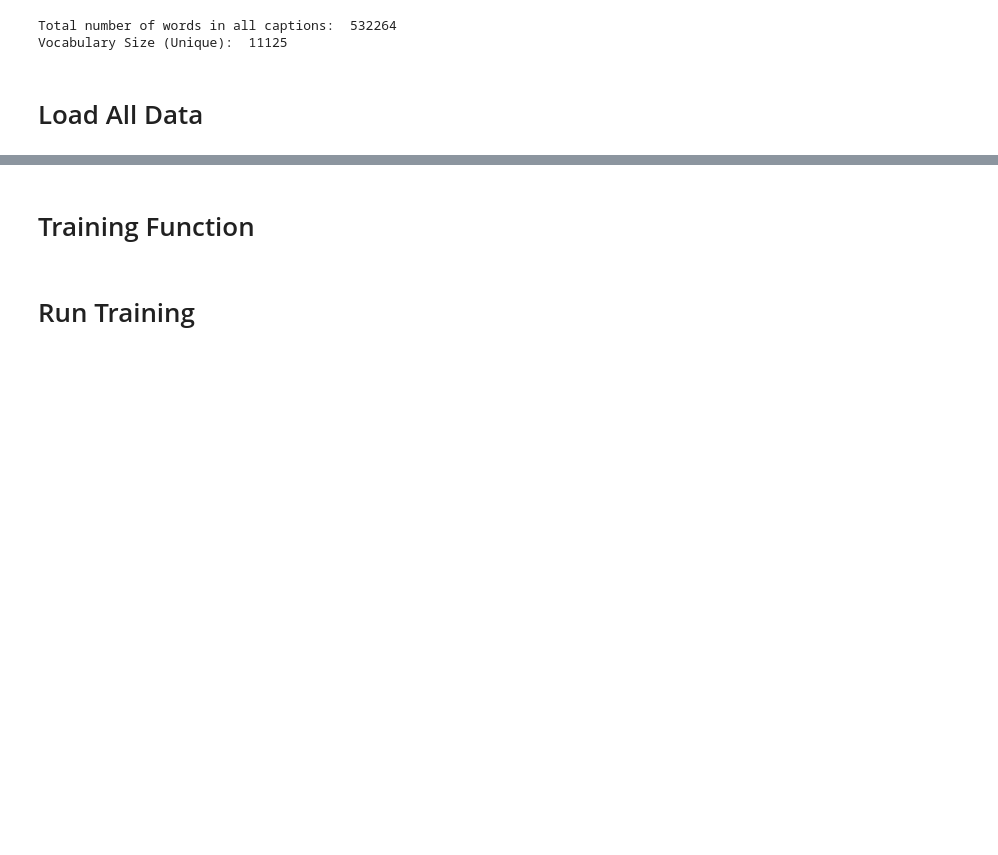
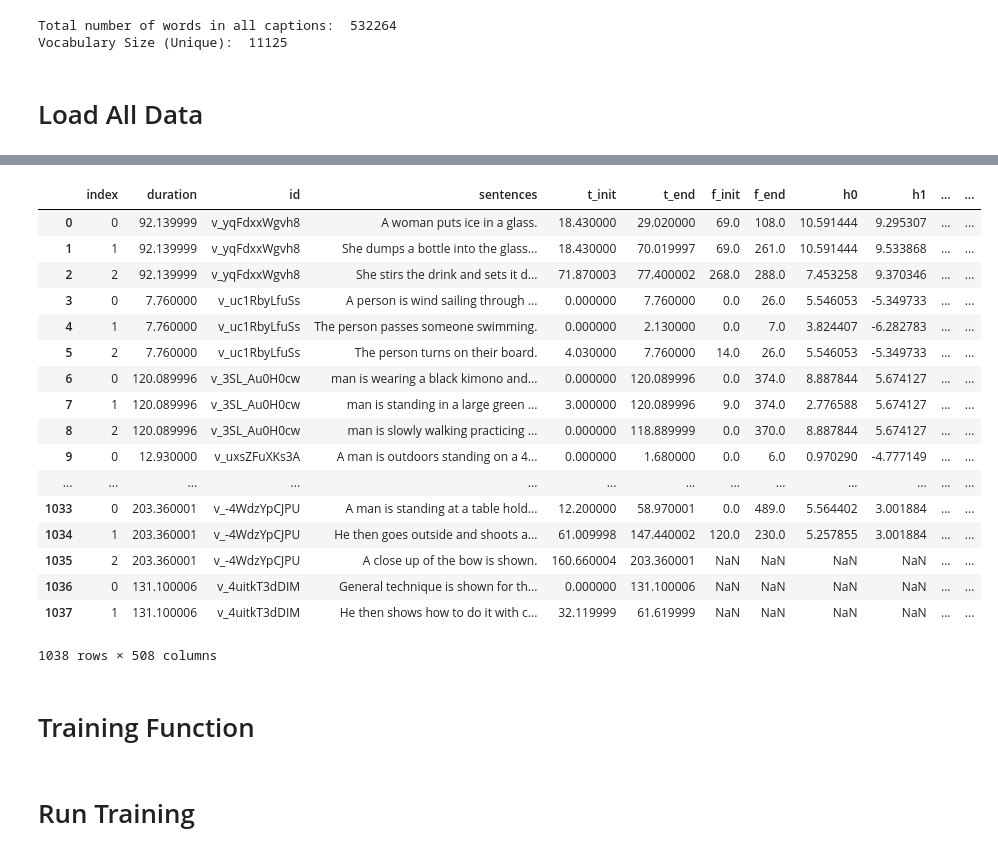
Before and after one commit to songzee/SPJ, a Jupyter notebook: TrainNotebook.ipynb, the cells around one changed output, grey strips where cells are left out. Saved outputs shown, nothing was run; the diff lists cells and outputs as text; code cells hidden in the pictures; blank space fills up the shorter version.

```diff
--- a/TrainNotebook.ipynb
+++ b/TrainNotebook.ipynb
@@ -63,10 +64,12 @@ Vocabulary Size (Unique):  11125
 # %% [markdown]
 # Load All Data
 # %%
-num_train = 2000
+num_train = 100
+#num_train = 2000
 
 # Load Training Data
-train_file = home_dir + "/SPJ/train_2400.csv"
+#train_file = home_dir + "/SPJ/train_2400.csv"
+train_file = home_dir + "/SPJ/train_val_300.csv"
 train_ids,train_data,train_padded_proposals,train_padded_framestamps = video_preprocess(home_dir, train_file, max_num_proposals)
 
 # Train Captions
@@ -152,3 +186,24 @@ Ifuture_val.shape:  (225, 10, 10)
+# %%
+train_data
+# %% [output]
+|  | index | duration | id | sentences | t_init | t_end | f_init | f_end | h0 | h1 | ... | ... |
+| 0 | 0 | 92.139999 | v_yqFdxxWgvh8 | A woman puts ice in a glass. | 18.430000 | 29.020000 | 69.0 | 108.0 | 10.591444 | 9.295307 | ... | ... |
+| 1 | 1 | 92.139999 | v_yqFdxxWgvh8 | She dumps a bottle into the glass... | 18.430000 | 70.019997 | 69.0 | 261.0 | 10.591444 | 9.533868 | ... | ... |
+| 2 | 2 | 92.139999 | v_yqFdxxWgvh8 | She stirs the drink and sets it d... | 71.870003 | 77.400002 | 268.0 | 288.0 | 7.453258 | 9.370346 | ... | ... |
+| 3 | 0 | 7.760000 | v_uc1RbyLfuSs | A person is wind sailing through ... | 0.000000 | 7.760000 | 0.0 | 26.0 | 5.546053 | -5.349733 | ... | ... |
+| 4 | 1 | 7.760000 | v_uc1RbyLfuSs | The person passes someone swimming. | 0.000000 | 2.130000 | 0.0 | 7.0 | 3.824407 | -6.282783 | ... | ... |
+| 5 | 2 | 7.760000 | v_uc1RbyLfuSs | The person turns on their board. | 4.030000 | 7.760000 | 14.0 | 26.0 | 5.546053 | -5.349733 | ... | ... |
+| 6 | 0 | 120.089996 | v_3SL_Au0H0cw | man is wearing a black kimono and... | 0.000000 | 120.089996 | 0.0 | 374.0 | 8.887844 | 5.674127 | ... | ... |
+| 7 | 1 | 120.089996 | v_3SL_Au0H0cw | man is standing in a large green ... | 3.000000 | 120.089996 | 9.0 | 374.0 | 2.776588 | 5.674127 | ... | ... |
+| 8 | 2 | 120.089996 | v_3SL_Au0H0cw | man is slowly walking practicing ... | 0.000000 | 118.889999 | 0.0 | 370.0 | 8.887844 | 5.674127 | ... | ... |
+| 9 | 0 | 12.930000 | v_uxsZFuXKs3A | A man is outdoors standing on a 4... | 0.000000 | 1.680000 | 0.0 | 6.0 | 0.970290 | -4.777149 | ... | ... |
+| ... | ... | ... | ... | ... | ... | ... | ... | ... | ... | ... | ... | ... |
+| 1033 | 0 | 203.360001 | v_-4WdzYpCJPU | A man is standing at a table hold... | 12.200000 | 58.970001 | 0.0 | 489.0 | 5.564402 | 3.001884 | ... | ... |
+| 1034 | 1 | 203.360001 | v_-4WdzYpCJPU | He then goes outside and shoots a... | 61.009998 | 147.440002 | 120.0 | 230.0 | 5.257855 | 3.001884 | ... | ... |
+| 1035 | 2 | 203.360001 | v_-4WdzYpCJPU | A close up of the bow is shown. | 160.660004 | 203.360001 | NaN | NaN | NaN | NaN | ... | ... |
+| 1036 | 0 | 131.100006 | v_4uitkT3dDIM | General technique is shown for th... | 0.000000 | 131.100006 | NaN | NaN | NaN | NaN | ... | ... |
+| 1037 | 1 | 131.100006 | v_4uitkT3dDIM | He then shows how to do it with c... | 32.119999 | 61.619999 | NaN | NaN | NaN | NaN | ... | ... |
+1038 rows × 508 columns
 # %% [markdown]
 # Training Function
 # %%
```
Also changed, not shown: parts of 9 cells of this notebook, 2 other files.
